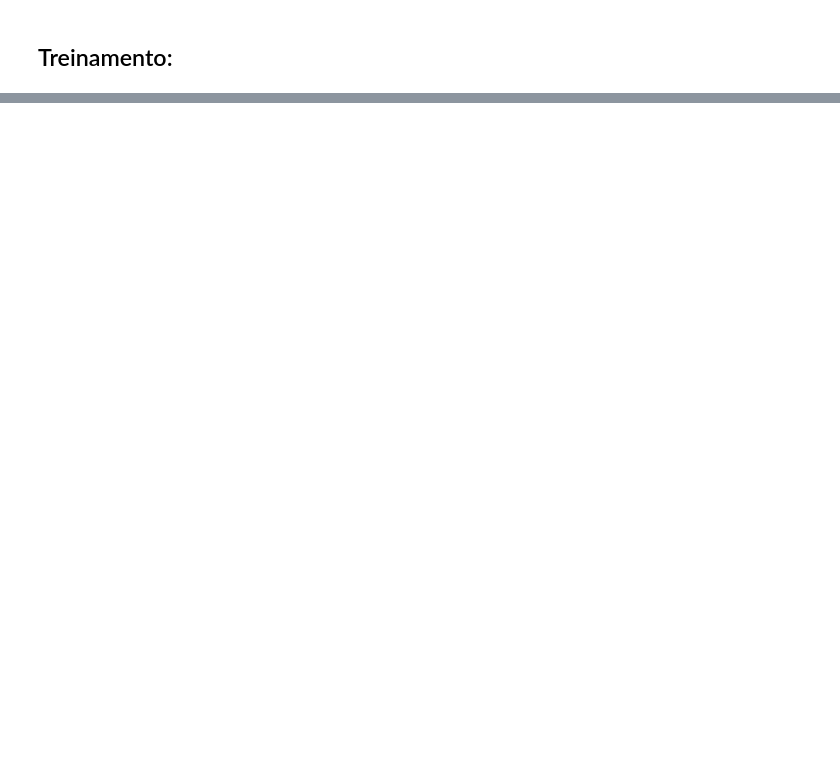
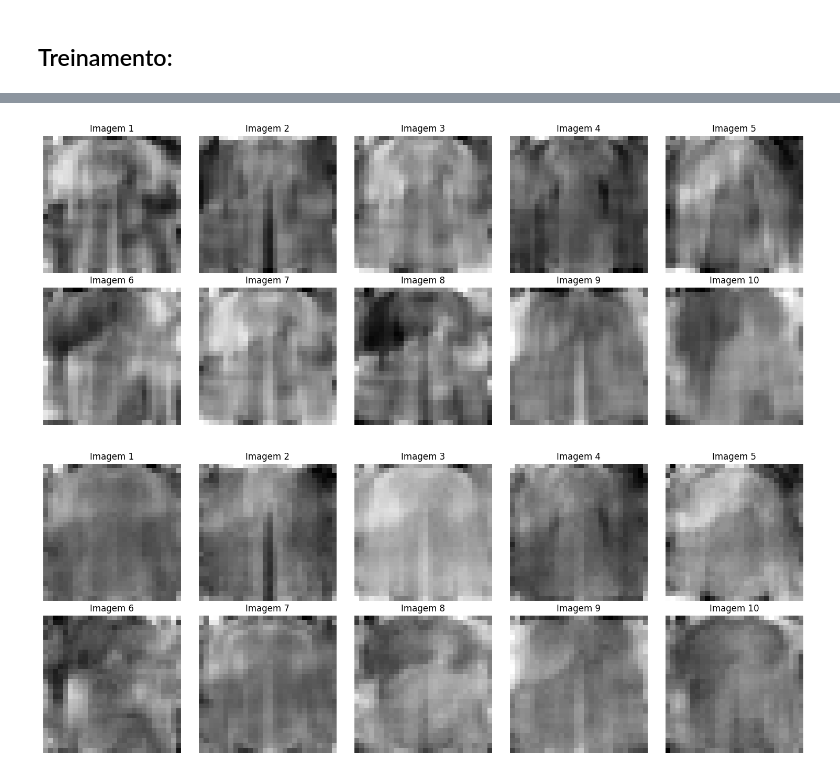
Before and after one commit to Od4ir/ML-Convolutional_Neural_Network, a Jupyter notebook: MLP.ipynb, the cells around one changed output, grey strips where cells are left out. Cells and saved outputs as stored; diff of their text form; code cells hidden in the pictures; blank space fills up the shorter version.

```diff
--- a/MLP.ipynb
+++ b/MLP.ipynb
@@ -251,0 +265,28 @@ Acurácia: 0.8339
+# %%
+
+# Parâmetros da entrada e camadas ocultas:
+tamanho_entrada = 28 * 28
+camada_oculta1 = 128
+camada_oculta2 = 64
+camada_saida = 10
+
+# Modelos:
+modelo3 = MLP(tamanho_entrada, camada_oculta1, camada_oculta2, camada_saida, 'sigmoid')
+modelo4 = MLP(tamanho_entrada, camada_oculta1, camada_oculta2, camada_saida, 'relu')
+
+# Otimizadores e função de perda:
+perda = nn.CrossEntropyLoss()
+otimizador3 = torch.optim.Adam(modelo3.parameters(), lr=0.01)
+otimizador4 = torch.optim.Adam(modelo4.parameters(), lr=0.01)
+
+# Treinamento e teste:
+lista_perdas3, acuracias3 = treino(modelo3, otimizador3, perda, dados_treino_og, num_epocas=60)
+lista_perdas4, acuracias4 = treino(modelo4, otimizador4, perda, dados_treino_og, num_epocas=60)
+
+plot_side_by_side(lista_perdas3, acuracias3)
+plot_side_by_side(lista_perdas4, acuracias4)
+
+print("Modelo 3: ")
+teste(modelo3, dados_teste_og, rotulos_teste)
+print("Modelo 4: ")
+teste(modelo4, dados_teste_og, rotulos_teste)
@@ -251,0 +300,6 @@ Acurácia: 0.8339
+# %%
+plot_vetores_de_peso(modelo3, dimensao=28)
+plot_vetores_de_peso(modelo4, dimensao=28)
+# %% [output]
+[figure, added]
+[figure, added]
```
Also changed, not shown: parts of 9 cells of this notebook, 1 other file.
